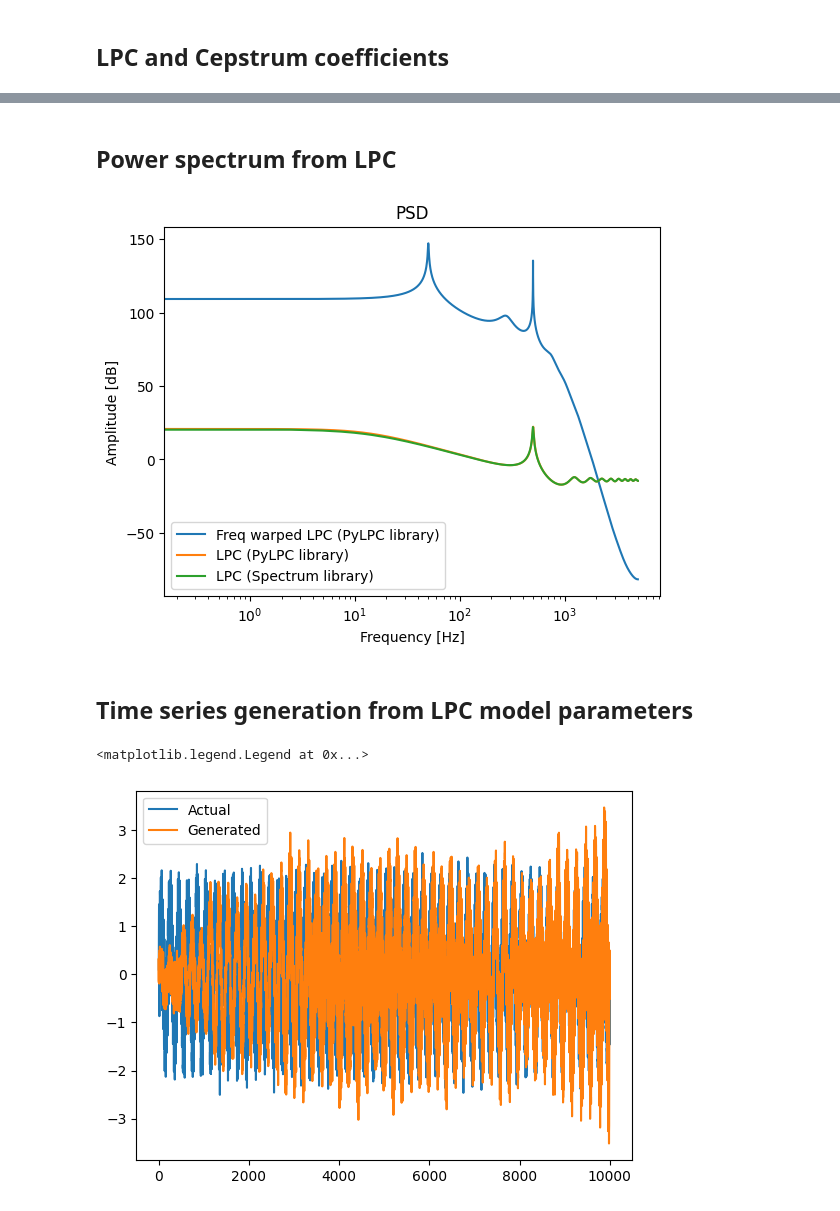
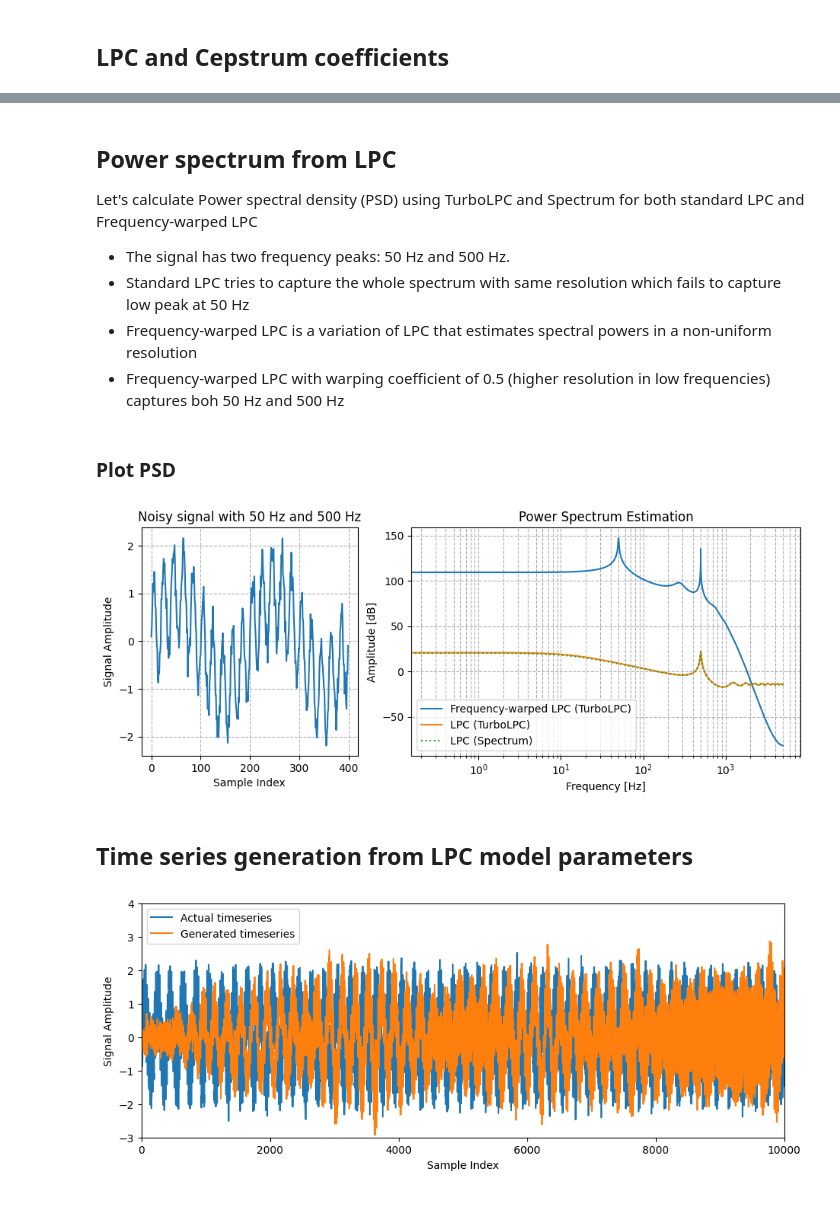
Before and after one commit to MDFahimAnjum/TurboLPC, a Jupyter notebook: example_notebook.ipynb, the cells around one changed output, grey strips where cells are left out. Cells and saved outputs as stored; diff of their text form; code cells hidden in the pictures.

```diff
--- a/example_notebook.ipynb
+++ b/example_notebook.ipynb
@@ -185,5 +194,10 @@ LPC from Cepstral Coefficient:
-# %% [markdown]
-## Power spectrum from LPC
+# %% [markdown]
+## Power spectrum from LPC
+Let's calculate Power spectral density (PSD) using TurboLPC and Spectrum for both standard LPC and Frequency-warped LPC
+- The signal has two frequency peaks: 50 Hz and 500 Hz.
+- Standard LPC tries to capture the whole spectrum with same resolution which fails to capture low peak at 50 Hz
+- Frequency-warped LPC is a variation of LPC that estimates spectral powers in a non-uniform resolution
+- Frequency-warped LPC with warping coefficient of 0.5 (higher resolution in low frequencies) captures boh 50 Hz and 500 Hz
 # %%
 lpc_order=20 # LPC order
 freq_warping=0.5 # Frequency warping coefficient
@@ -199,32 +213,60 @@ w2,pwr2=utils.freqz(a=a1,sigma_squared=e1,worN=2*Fs,fs=Fs)
 AR, P, k = arburg(X=toydata_1D,order=lpc_order)
 PSD = arma2psd(AR, rho=P, NFFT=2**12)
 PSD = PSD[len(PSD):len(PSD)//2:-1]
-
-plt.figure()
-plt.semilogx(w1,pwr1,label="Freq warped LPC (PyLPC library)")
-plt.semilogx(w2,pwr2,label="LPC (PyLPC library)")
-plt.semilogx(np.linspace(0, Fs/2, len(PSD)), 10*np.log10(abs(PSD)),label='LPC (Spectrum library)')
-plt.title('PSD')
-plt.legend()
-plt.xlabel('Frequency [Hz]')
-plt.ylabel('Amplitude [dB]')
-plt.show()
-# %% [output]
-[figure, removed]
+# %% [markdown]
+### Plot PSD
+# %%
+# Create a figure with a specified aspect ratio
+fig, (ax1, ax2) = plt.subplots(1, 2, figsize=(11, 4))
+
+# First subplot
+ax1.plot(toydata_1D[:400])
+ax1.set_title('Noisy signal with 50 Hz and 500 Hz')
+ax1.set_xlabel('Sample Index')
+ax1.set_ylabel('Signal Amplitude')
+ax1.grid(True, which='both', linestyle='--')  # Optional: add grid for better readability
+
+# Second subplot
+ax2.semilogx(w1, pwr1, label="Frequency-warped LPC (TurboLPC)", linewidth=1.5)
+ax2.semilogx(w2, pwr2, label="LPC (TurboLPC)", linewidth=1.5)
+ax2.semilogx(np.linspace(0, Fs/2, len(PSD)), 10*np.log10(abs(PSD)), label='LPC (Spectrum)', linewidth=1.5, linestyle=':')
+ax2.set_title('Power Spectrum Estimation')
+ax2.legend(loc='lower left')  # Move the legend to the bottom left
+ax2.set_xlabel('Frequency [Hz]')
+ax2.set_ylabel('Amplitude [dB]')
+ax2.grid(True, which='both', linestyle='--')  # Optional: add grid for better readability
+
+# Adjust layout to prevent overlap
+plt.tight_layout()
+
+# Adjust the position of the second subplot to have less width
+box = ax1.get_position()
+ax1.set_position([box.x0 , box.y0, box.width * 0.6, box.height])
+box = ax2.get_position()
+ax2.set_position([box.x0 -.175, box.y0, box.width * 1.08, box.height])
+
+# Show the combined figure
+plt.show()
+# %% [output]
+[figure, added]
 # %% [markdown]
 ## Time series generation from LPC model parameters
 # %%
 lpc_order=50 # LPC order
 a1,e1,r1=analysis.arburg_vector(x=toydata_1D,order=lpc_order)
 
 new_ts=synthesis.gen_ts(a=a1,sigma=np.sqrt(e1),n_samples=Fs)
 
-plt.figure()
-plt.plot(toydata_1D[:Fs],label="Actual")
-plt.plot(new_ts,label="Generated")
+plt.figure(figsize=(10.9, 4))  # Adjust the figure aspect ratio
+plt.plot(toydata_1D[:Fs],label="Actual timeseries")
+plt.plot(new_ts,label="Generated timeseries")
+plt.xlim(0,10000)
+plt.ylim(-3,4)
+plt.ylabel('Signal Amplitude')
+plt.xlabel('Sample Index')
 plt.legend()
+plt.show()
 # %% [output]
-<matplotlib.legend.Legend at 0x...>
-[figure, old version]
+[figure, new version]
 # %% [markdown]
 ## Numerical accuracy of arcoeff_warp
```
Also changed, not shown: parts of 21 cells of this notebook, 6 other files.
